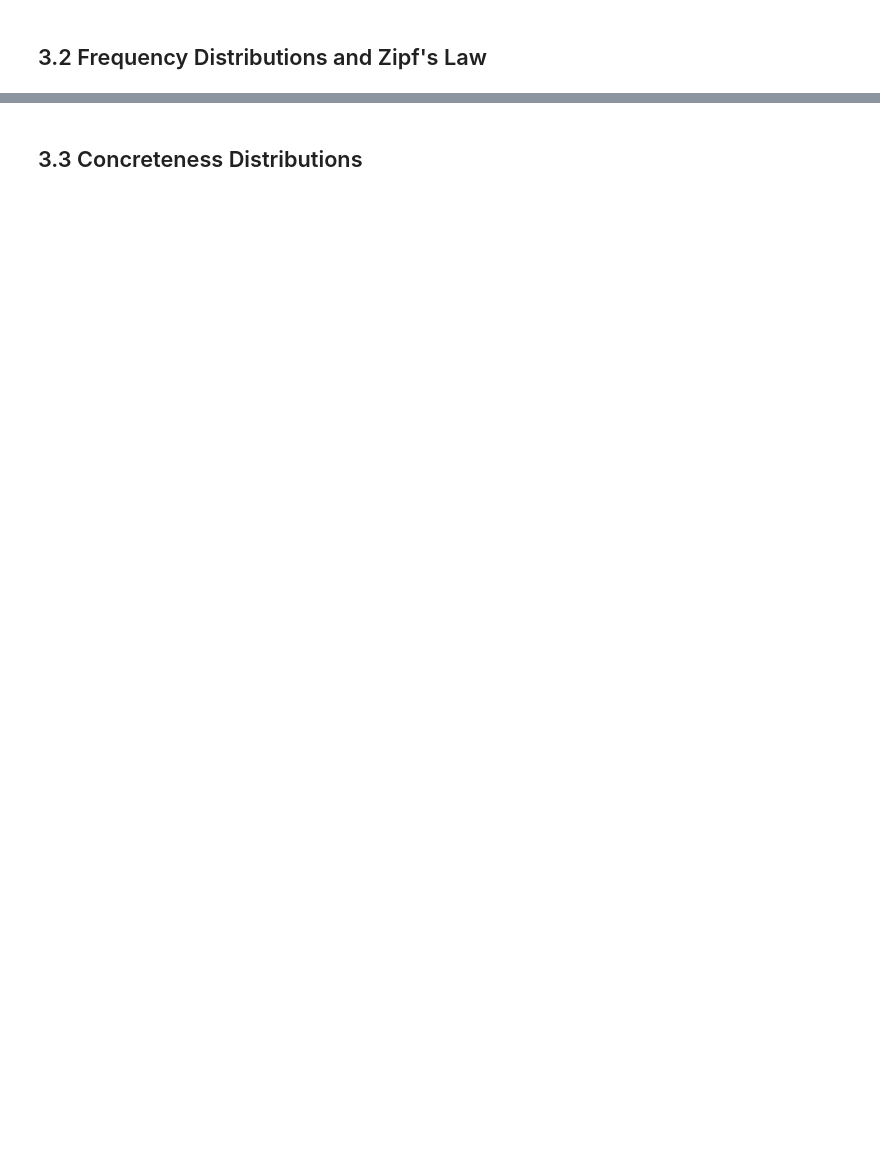
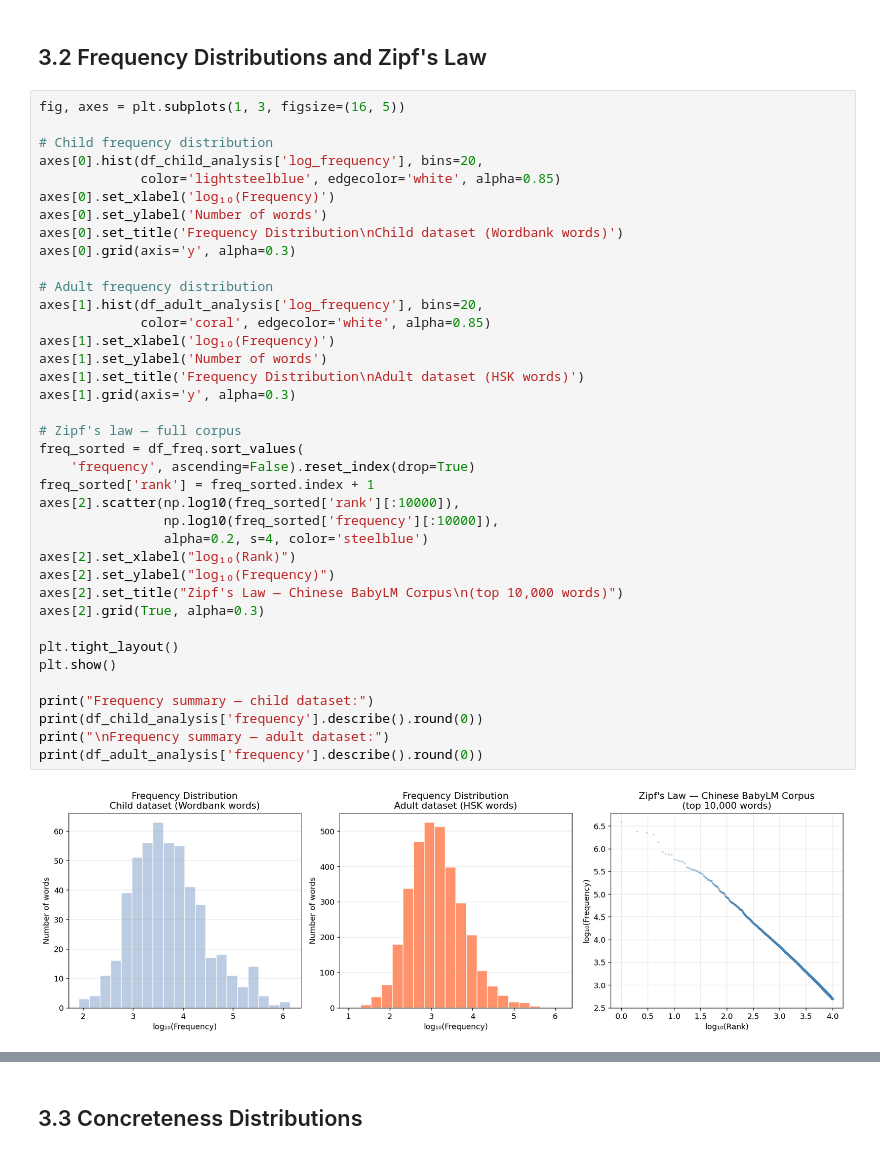
Before and after one commit to Slavena1/Softuni-Machine-Learning-Final-Project, a Jupyter notebook: SlavenaMachineLearningProject.ipynb, the cells around one changed output, grey strips where cells are left out. Cells and saved outputs as stored; diff of their text form; blank space fills up the shorter version.

```diff
--- a/SlavenaMachineLearningProject.ipynb
+++ b/SlavenaMachineLearningProject.ipynb
@@ -543,2 +606,42 @@ The size difference between the two final datasets - 504 child words versus 3269
 # %% [markdown]
 ## 3.2 Frequency Distributions and Zipf's Law
+# %%
+fig, axes = plt.subplots(1, 3, figsize=(16, 5))
+
+# Child frequency distribution
+axes[0].hist(df_child_analysis['log_frequency'], bins=20,
+             color='lightsteelblue', edgecolor='white', alpha=0.85)
+axes[0].set_xlabel('log₁₀(Frequency)')
+axes[0].set_ylabel('Number of words')
+axes[0].set_title('Frequency Distribution\nChild dataset (Wordbank words)')
+axes[0].grid(axis='y', alpha=0.3)
+
+# Adult frequency distribution
+axes[1].hist(df_adult_analysis['log_frequency'], bins=20,
+             color='coral', edgecolor='white', alpha=0.85)
+axes[1].set_xlabel('log₁₀(Frequency)')
+axes[1].set_ylabel('Number of words')
+axes[1].set_title('Frequency Distribution\nAdult dataset (HSK words)')
+axes[1].grid(axis='y', alpha=0.3)
+
+# Zipf's law — full corpus
+freq_sorted = df_freq.sort_values(
+    'frequency', ascending=False).reset_index(drop=True)
+freq_sorted['rank'] = freq_sorted.index + 1
+axes[2].scatter(np.log10(freq_sorted['rank'][:10000]),
+                np.log10(freq_sorted['frequency'][:10000]),
+                alpha=0.2, s=4, color='steelblue')
+axes[2].set_xlabel("log₁₀(Rank)")
+axes[2].set_ylabel("log₁₀(Frequency)")
+axes[2].set_title("Zipf's Law — Chinese BabyLM Corpus\n(top 10,000 words)")
+axes[2].grid(True, alpha=0.3)
+
+plt.tight_layout()
+plt.show()
+
+print("Frequency summary — child dataset:")
+print(df_child_analysis['frequency'].describe().round(0))
+print("\nFrequency summary — adult dataset:")
+print(df_adult_analysis['frequency'].describe().round(0))
+# %% [output]
+[figure, added]
```
Also changed, not shown: parts of 15 cells of this notebook.
